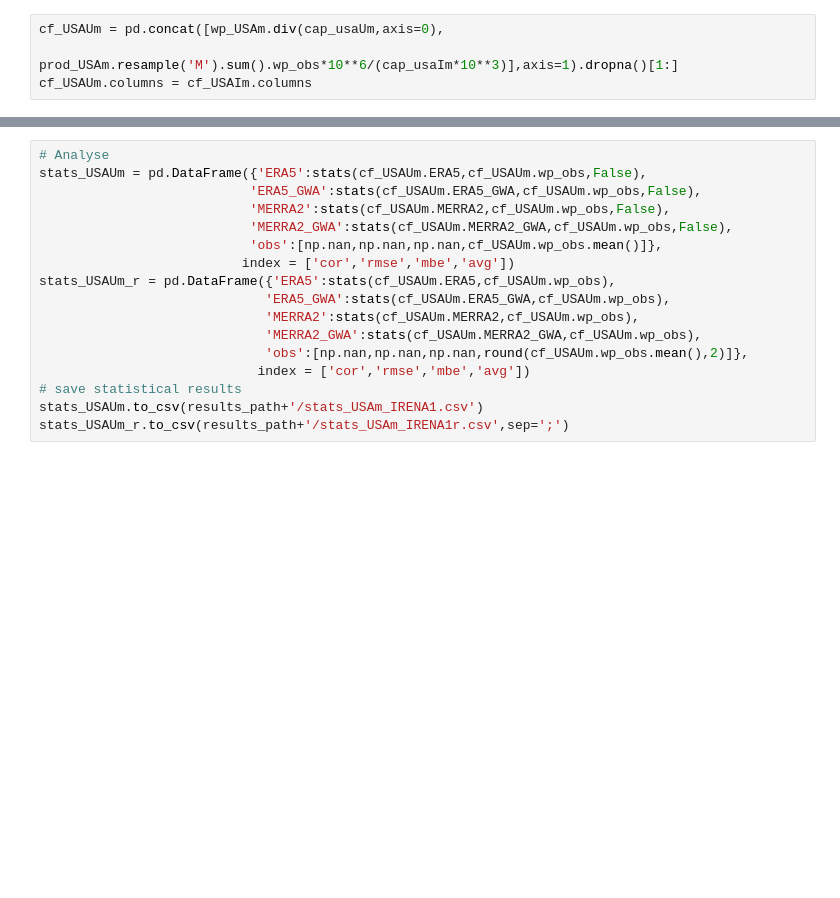
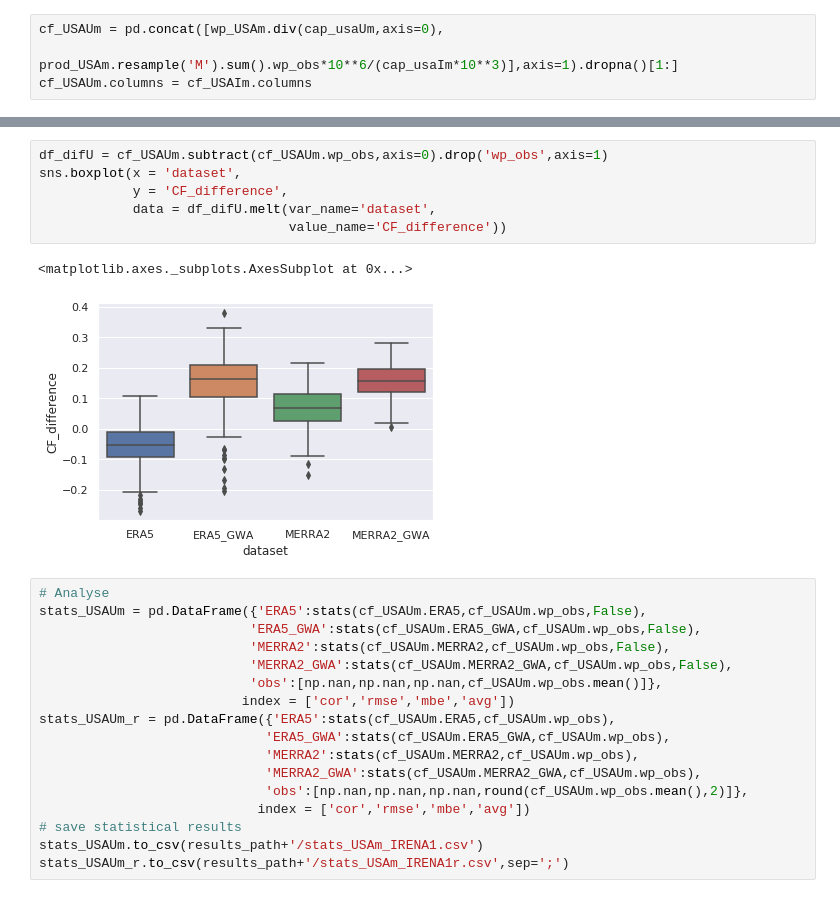
Before and after one commit to KatharinaGruber/windpower_GWA, a Jupyter notebook: USA/Analysis_IRENA.ipynb, the cells around one changed output, grey strips where cells are left out. Drawn from its saved outputs; the diff is of its cells as text; blank space fills up the shorter version.

```diff
--- a/USA/Analysis_IRENA.ipynb
+++ b/USA/Analysis_IRENA.ipynb
@@ -130,3 +141,12 @@ cf_USAUm.plot()
+# %%
+df_difU = cf_USAUm.subtract(cf_USAUm.wp_obs,axis=0).drop('wp_obs',axis=1)
+sns.boxplot(x = 'dataset',
+            y = 'CF_difference',
+            data = df_difU.melt(var_name='dataset',
+                                value_name='CF_difference'))
+# %% [output]
+<matplotlib.axes._subplots.AxesSubplot at 0x...>
+[figure, added]
 # %%
 # Analyse
 stats_USAUm = pd.DataFrame({'ERA5':stats(cf_USAUm.ERA5,cf_USAUm.wp_obs,False),
```
Also changed, not shown: parts of 17 cells of this notebook.
